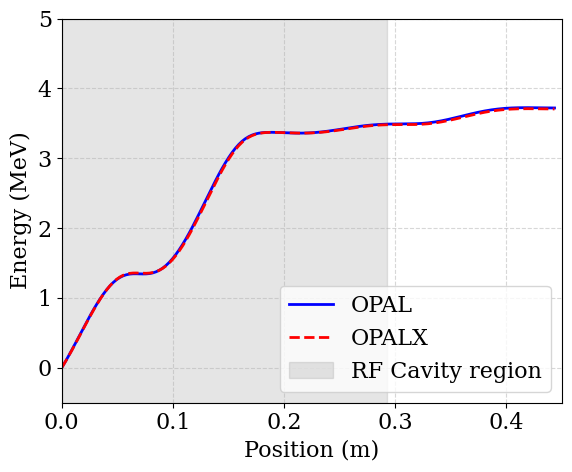
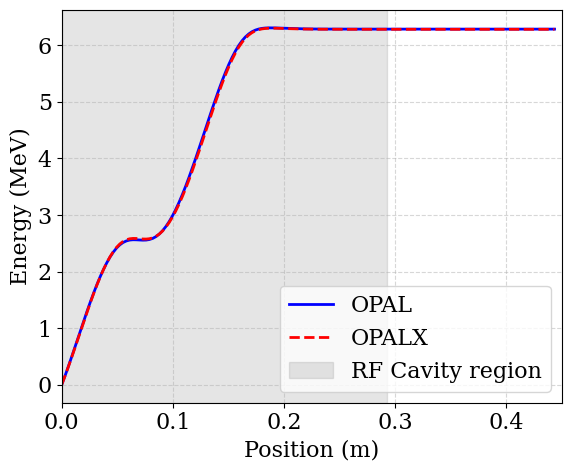
Code edit (unified diff) that turned the first committed figure into the second:
--- before
+++ after
@@ -10,5 +10,6 @@
 
 ax.set_xlim(0, 0.45)
-ax.set_ylim(-0.5, 5)
+# ax.set_ylim(-0.5, 5)
+# ax.set_ylim(6, 6.8)
 ax.set_ylabel('Energy (MeV)')
 ax.set_xlabel('Position (m)')

Commit: small updates in the regression tests